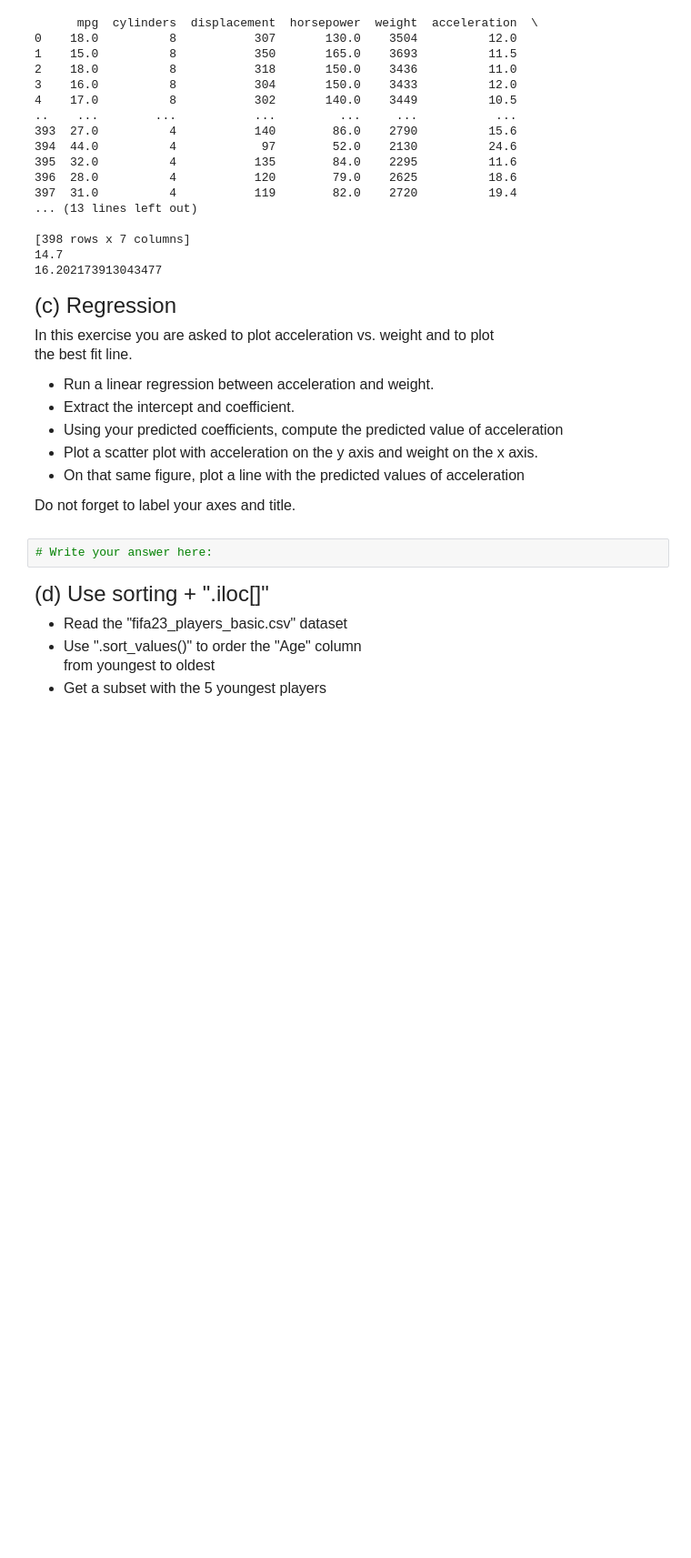
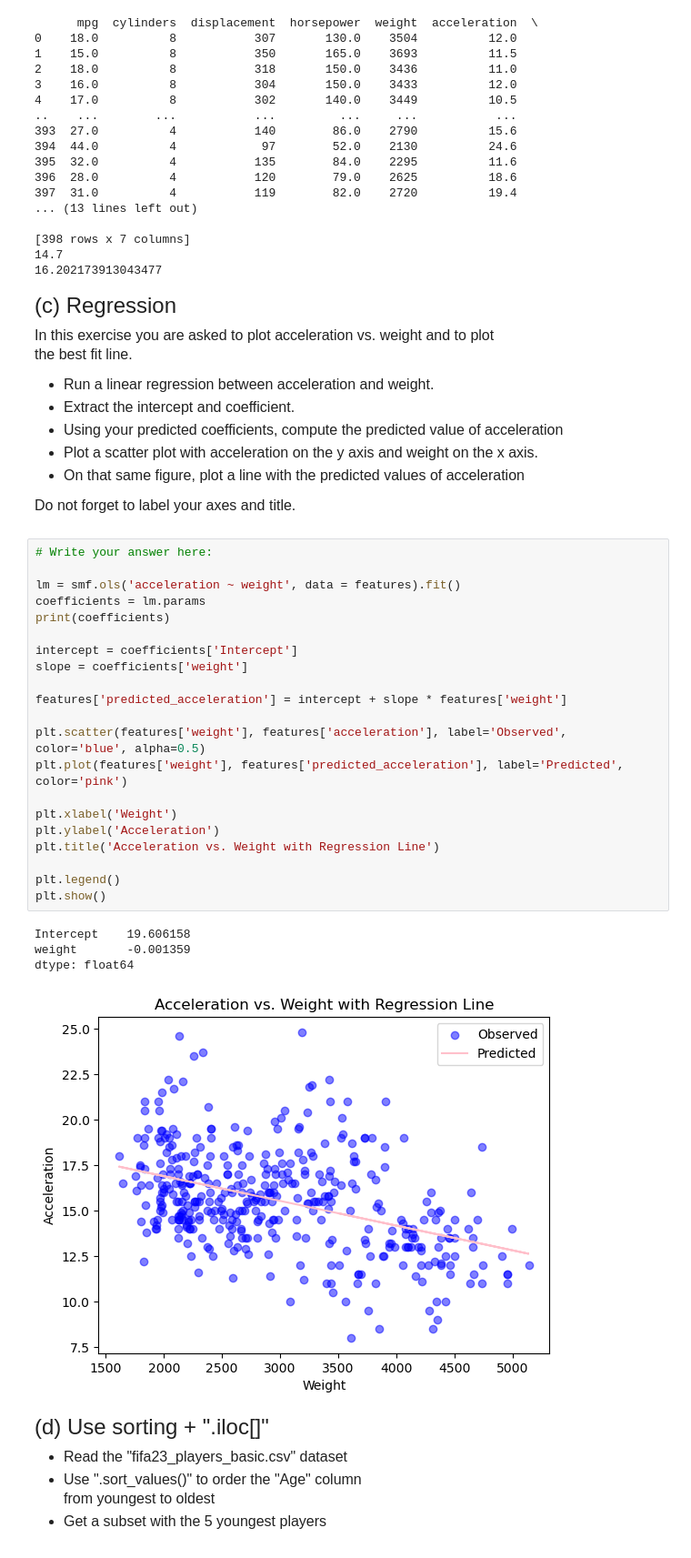
Before and after one commit to jianingni/qtm151, a Jupyter notebook: assignments/06-assignment/06-assignment.ipynb, the cells around one changed output. Shown at 91% size. Saved outputs shown, nothing was run; the diff lists cells and outputs as text; blank space fills up the shorter version.

```diff
--- a/assignments/06-assignment/06-assignment.ipynb
+++ b/assignments/06-assignment/06-assignment.ipynb
@@ -120,8 +120,32 @@ In this exercise you are asked to plot acceleration vs. weight and to plot <br>
 - On that same figure, plot a line with the predicted values of acceleration
 
 Do not forget to label your axes and title.
-# %%
-# Write your answer here:
+# %%
+# Write your answer here:
+
+lm = smf.ols('acceleration ~ weight', data = features).fit()
+coefficients = lm.params
+print(coefficients)
+
+intercept = coefficients['Intercept']
+slope = coefficients['weight']
+
+features['predicted_acceleration'] = intercept + slope * features['weight']
+
+plt.scatter(features['weight'], features['acceleration'], label='Observed', color='blue', alpha=0.5)
+plt.plot(features['weight'], features['predicted_acceleration'], label='Predicted', color='pink')
+
+plt.xlabel('Weight')
+plt.ylabel('Acceleration')
+plt.title('Acceleration vs. Weight with Regression Line')
+
+plt.legend()
+plt.show()
+# %% [output]
+Intercept    19.606158
+weight       -0.001359
+dtype: float64
+[figure, added]
 # %% [markdown]
 <font size = "5">
 
```
Also changed, not shown: parts of 4 cells of this notebook.
